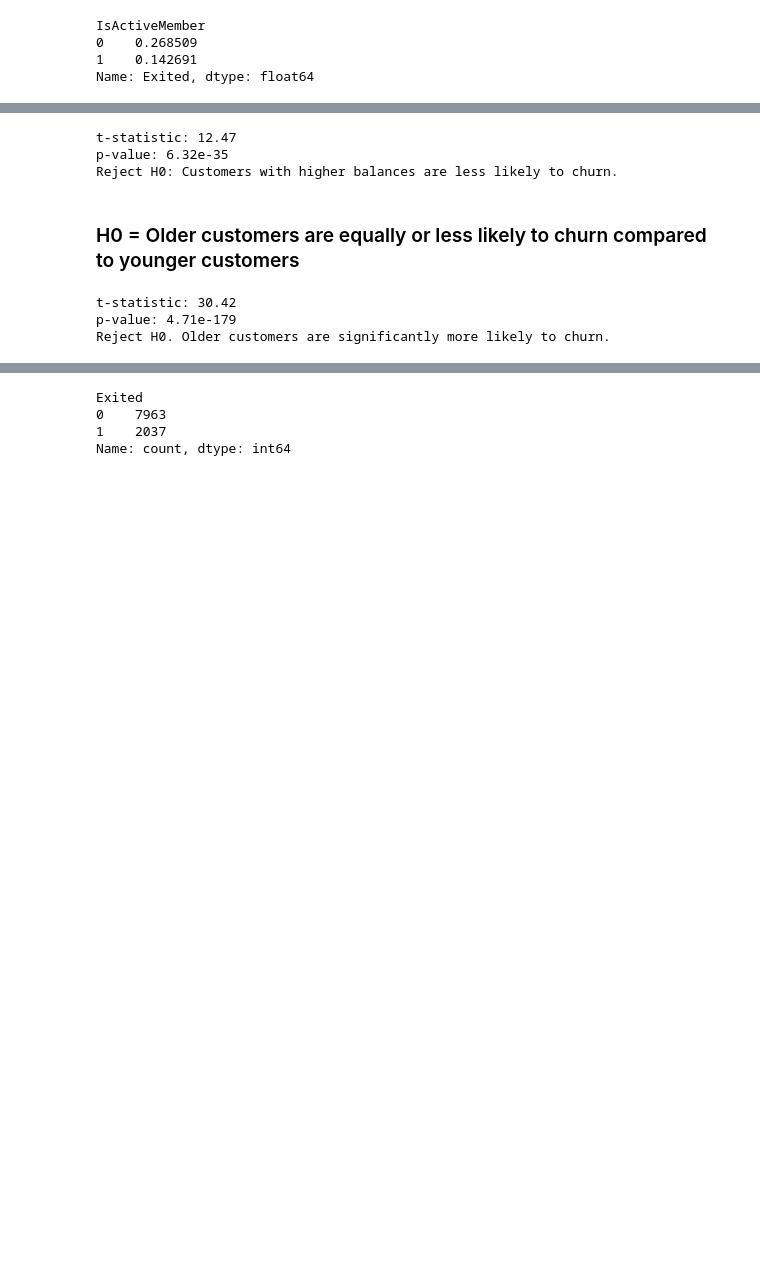
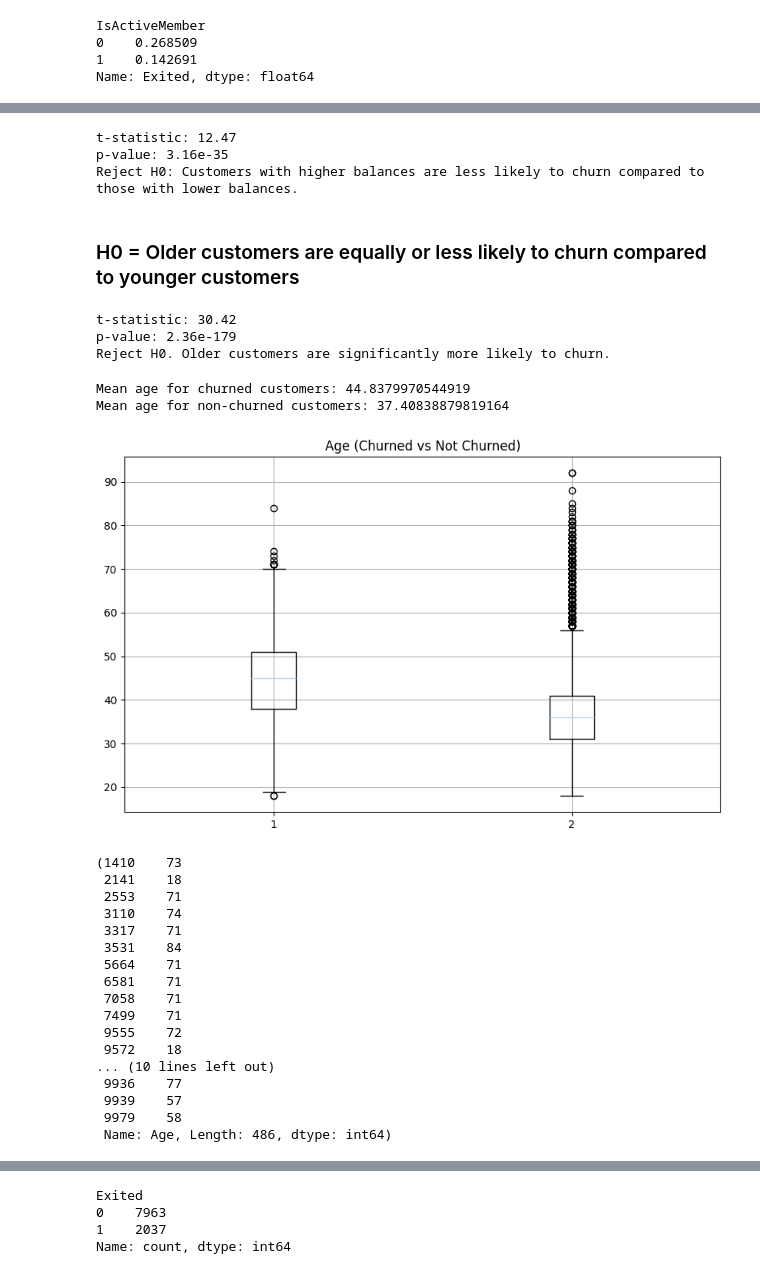
Before and after one commit to Loredane-2024/final-project, a Jupyter notebook: notebooks/final_project.ipynb, the cells around one changed output, grey strips where cells are left out. Saved outputs shown, nothing was run; the diff lists cells and outputs as text; code cells hidden in the pictures; blank space fills up the shorter version.

```diff
--- a/notebooks/final_project.ipynb
+++ b/notebooks/final_project.ipynb
@@ -312,18 +338,18 @@ balance_churned = df_churn[df_churn["Exited"] == 1]["Balance"]
 balance_not_churned = df_churn[df_churn["Exited"] == 0]["Balance"]
 
 # Independent two sample ttest
-t_stat_balance, p_value_balance = ttest_ind(balance_churned, balance_not_churned, equal_var=False) # equal_var=False: in case of different variances
+t_stat_balance, p_value_balance = ttest_ind(balance_churned, balance_not_churned, alternative="greater", equal_var=False) # equal_var=False: in case of different variances
 
-print(f't-statistic: {t_stat_balance:.2f}')
-print(f'p-value: {p_value_balance:.2e}')
+print(f"t-statistic: {t_stat_balance:.2f}")
+print(f"p-value: {p_value_balance:.2e}")
 
 alpha = 0.05
 
 if p_value_balance < alpha:
-    print("Reject H0: Customers with higher balances are less likely to churn.")
+    print("Reject H0: Customers with higher balances are less likely to churn compared to those with lower balances.")
 else:
-    print("Fail to reject H0: No significant difference in balances between churned and non-churned customers.")
+    print("Fail to reject H0: There is no statistically significant evidence that customers with higher balances are less likely to churn.")
 # %% [output]
 t-statistic: 12.47
-p-value: 6.32e-35
-Reject H0: Customers with higher balances are less likely to churn.
+p-value: 3.16e-35
+Reject H0: Customers with higher balances are less likely to churn compared to those with lower balances.
@@ -334,7 +374,7 @@ age_churned = df_churn[df_churn["Exited"] == 1]["Age"]
 age_not_churned = df_churn[df_churn["Exited"] == 0]["Age"]
 
 # Independent two sample ttest
-t_age, p_age = ttest_ind(age_churned, age_not_churned, equal_var=False) # equal_var=False : in case of different variances
+t_age, p_age = ttest_ind(age_churned, age_not_churned, alternative="greater", equal_var=False) # equal_var=False : in case of different variances
 
 print(f"t-statistic: {t_age:.2f}")
 print(f"p-value: {p_age:.2e}")
@@ -347,5 +387,66 @@ else:
     print("Fail to reject H0. Age does not significantly affect churn.")
 # %% [output]
 t-statistic: 30.42
-p-value: 4.71e-179
+p-value: 2.36e-179
 Reject H0. Older customers are significantly more likely to churn.
+# %%
+mean_age_churned = age_churned.mean()
+mean_age_not_churned = age_not_churned.mean()
+
+print(f"Mean age for churned customers: {mean_age_churned}")
+print(f"Mean age for non-churned customers: {mean_age_not_churned}")
+
+#if mean_balance_churned > mean_balance_not_churned:
+#    print("Churned customers tend to have higher age on average.")
+#else:
+#    print("Non-churned customers tend to have higher age on average.")
+# %% [output]
+Mean age for churned customers: 44.8379970544919
+Mean age for non-churned customers: 37.40838879819164
+# %%
+# Check for outliers using boxplot
+plt.figure(figsize=(10, 6))
+
+plt.boxplot([age_churned, age_not_churned])
+plt.title("Age (Churned vs Not Churned)")
+plt.grid(True)
+
+plt.show()
+
+# Check for outliers using IQR
+# Calculate IQR for churned customers
+q1_churned, q3_churned = np.percentile(age_churned, [25, 75])
+iqr_churned = q3_churned - q1_churned
+lower_bound_churned = q1_churned - 1.5 * iqr_churned
+upper_bound_churned = q3_churned + 1.5 * iqr_churned
+
+# Calculate IQR for not churned customers
+q1_not_churned, q3_not_churned = np.percentile(age_not_churned, [25, 75])
+iqr_not_churned = q3_not_churned - q1_not_churned
+lower_bound_not_churned = q1_not_churned - 1.5 * iqr_not_churned
+upper_bound_not_churned = q3_not_churned + 1.5 * iqr_not_churned
+
+# Identify outliers in both groups
+outliers_churned = age_churned[(age_churned < lower_bound_churned) | (age_churned > upper_bound_churned)]
+outliers_not_churned = age_not_churned[(age_not_churned < lower_bound_not_churned) | (age_not_churned > upper_bound_not_churned)]
+
+outliers_churned, outliers_not_churned
+# %% [output]
+[figure, added]
+(1410    73
+ 2141    18
+ 2553    71
+ 3110    74
+ 3317    71
+ 3531    84
+ 5664    71
+ 6581    71
+ 7058    71
+ 7499    71
+ 9555    72
+ 9572    18
+... (10 lines left out)
+ 9936    77
+ 9939    57
+ 9979    58
+ Name: Age, Length: 486, dtype: int64)
```
Also changed, not shown: parts of 98 cells of this notebook.
